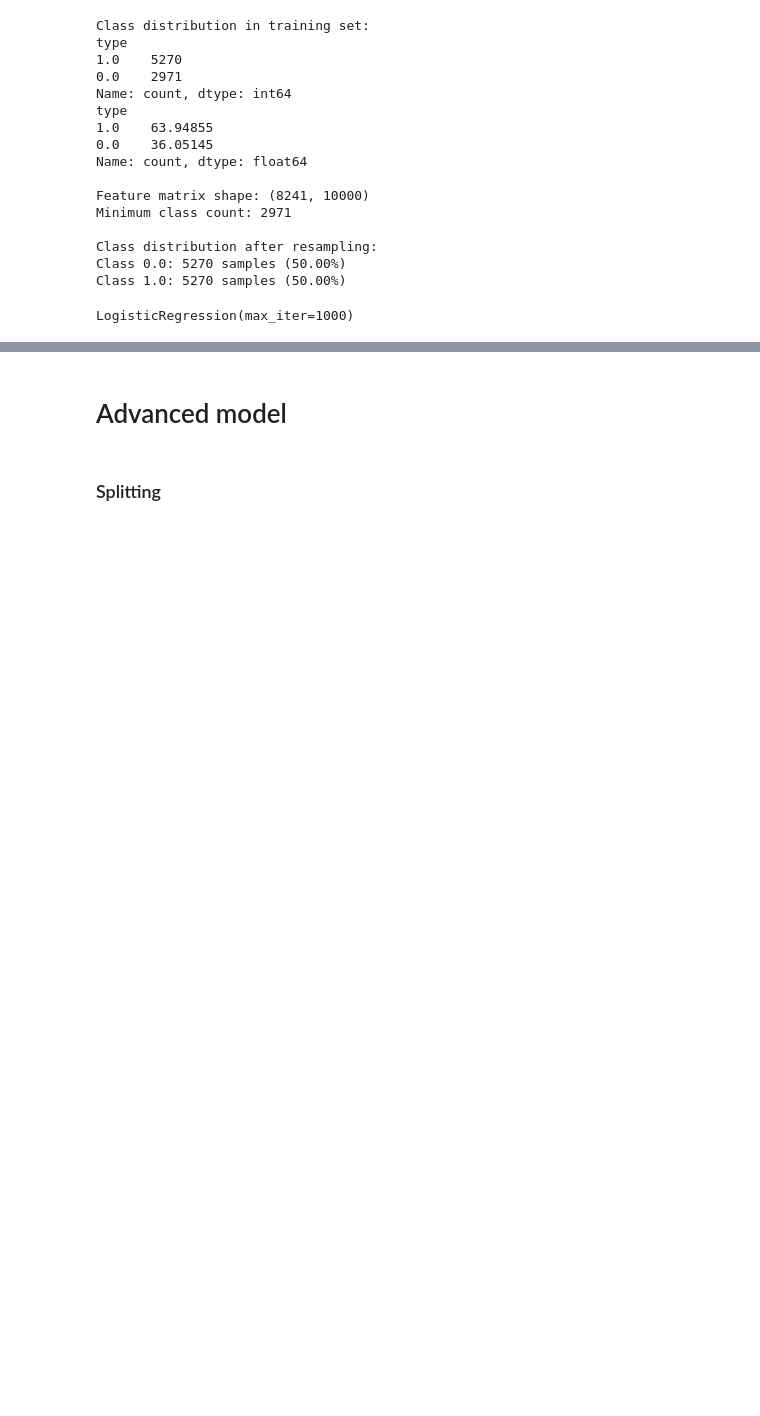
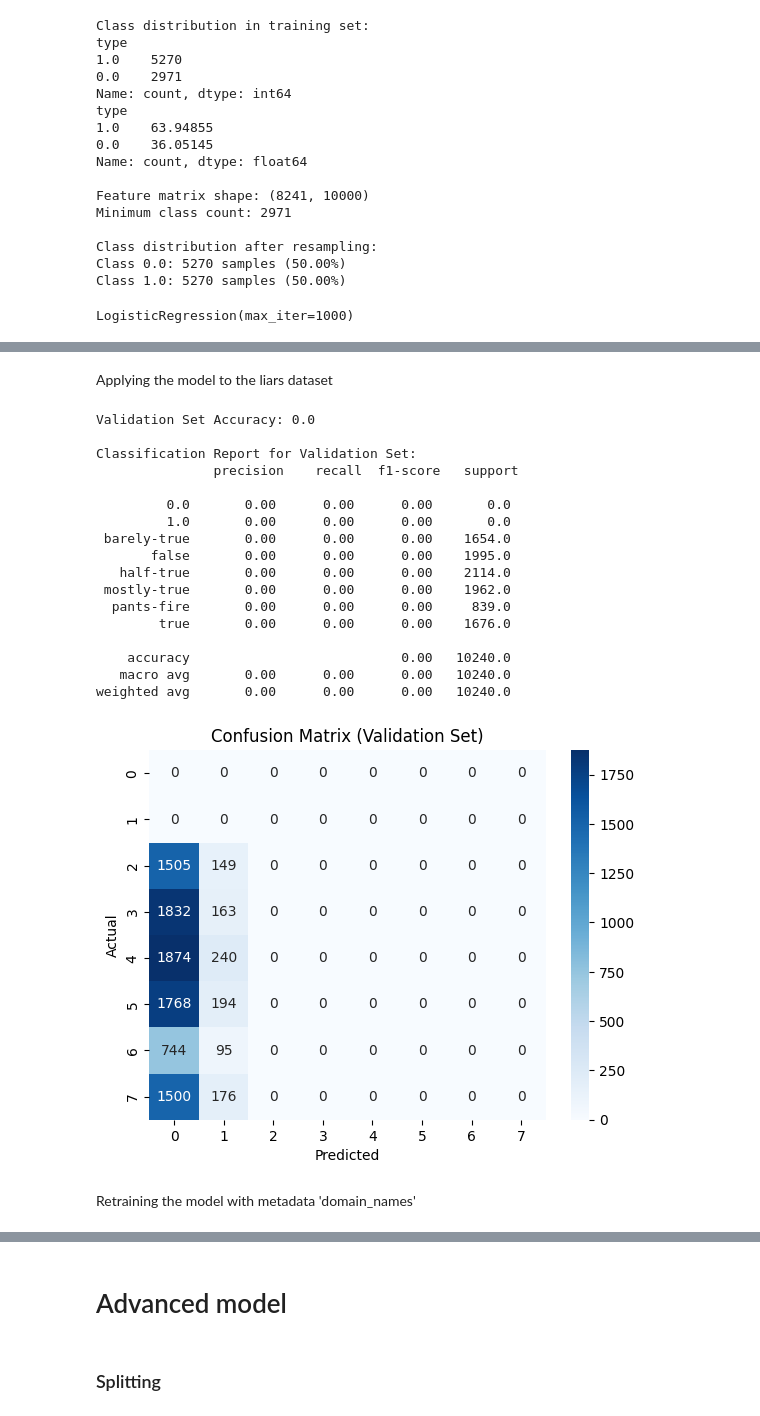
Before and after one commit to P1N60/gdsProjekt, a Jupyter notebook: model_trainer.ipynb, the cells around one changed output, grey strips where cells are left out. Cells and saved outputs as stored; diff of their text form; code cells hidden in the pictures; blank space fills up the shorter version.

Commit message:
model_trainer evaluation merged

```diff
--- a/model_trainer.ipynb
+++ b/model_trainer.ipynb
@@ -128,0 +157,48 @@ LogisticRegression(max_iter=1000)
+# %% [markdown]
+Applying the model to the liars dataset
+# %%
+# Load dataset
+liar_data = pd.read_csv("liar_dataset/liar_dataset_cleaned.csv")
+
+# Define features and target
+X_liar_val = liar_data['content']
+y_liar_val = liar_data['type']
+
+# Transform validation data using a pre-fitted vectorizer
+liar_features = feature_extraction.transform(X_liar_val)  # No fit, just transform
+
+# Predict using a pre-trained classifier
+y_liar_val_pred = clf.predict(liar_features)
+
+# Evaluation metrics
+print("\nValidation Set Accuracy:", accuracy_score(y_liar_val, y_liar_val_pred))
+print("\nClassification Report for Validation Set:\n", classification_report(y_liar_val, y_liar_val_pred))
+
+# Confusion matrix visualization
+conf_matrix = confusion_matrix(y_liar_val, y_liar_val_pred)
+sns.heatmap(conf_matrix, annot=True, fmt='d', cmap='Blues')
+plt.xlabel('Predicted')
+plt.ylabel('Actual')
+plt.title('Confusion Matrix (Validation Set)')
+plt.show()
+# %% [output]
+Validation Set Accuracy: 0.0
+
+Classification Report for Validation Set:
+               precision    recall  f1-score   support
+
+         0.0       0.00      0.00      0.00       0.0
+         1.0       0.00      0.00      0.00       0.0
+ barely-true       0.00      0.00      0.00    1654.0
+       false       0.00      0.00      0.00    1995.0
+   half-true       0.00      0.00      0.00    2114.0
+ mostly-true       0.00      0.00      0.00    1962.0
+  pants-fire       0.00      0.00      0.00     839.0
+        true       0.00      0.00      0.00    1676.0
+
+    accuracy                           0.00   10240.0
+   macro avg       0.00      0.00      0.00   10240.0
+weighted avg       0.00      0.00      0.00   10240.0
+[figure, added]
+# %% [markdown]
+Retraining the model with metadata 'domain_names'
```
Also changed, not shown: parts of 10 cells of this notebook, 1 other file.
